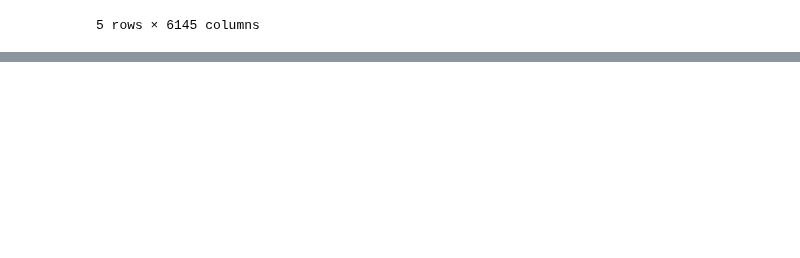
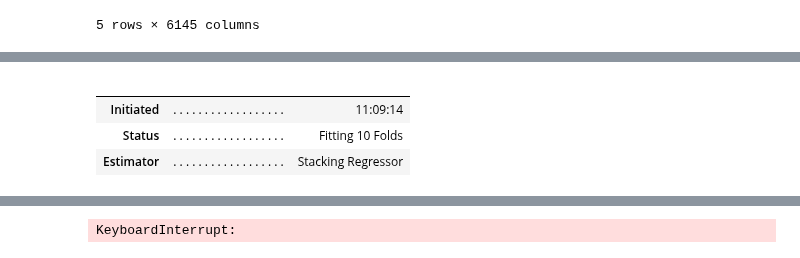
Before and after one commit to chhoumann/thesis-chemcam, a Jupyter notebook: baseline/experiments/pycaret.ipynb, the cells around one changed output, grey strips where cells are left out. Saved outputs shown, nothing was run; the diff lists cells and outputs as text; code cells hidden in the pictures; blank space fills up the shorter version.

```diff
--- a/baseline/experiments/pycaret.ipynb
+++ b/baseline/experiments/pycaret.ipynb
@@ -102,0 +99,9 @@ final_best = finalize_model(best)
+# %%
+stacker = stack_models(best_models)
+evaluate_model(stacker)
+# %% [output]
+|  |  |  |
+|  |  |  |
+| Initiated | . . . . . . . . . . . . . . . . . . | 11:09:14 |
+| Status | . . . . . . . . . . . . . . . . . . | Fitting 10 Folds |
+| Estimator | . . . . . . . . . . . . . . . . . . | Stacking Regressor |
@@ -102,0 +109 @@ final_best = finalize_model(best)
+KeyboardInterrupt:
```
Also changed, not shown: parts of 8 cells of this notebook, 4 other files.
